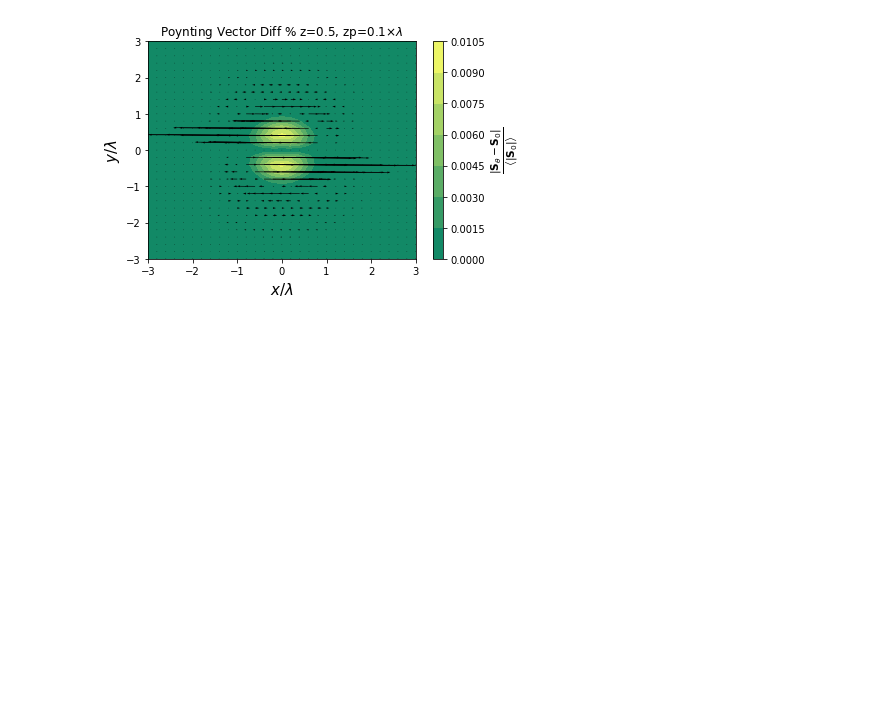
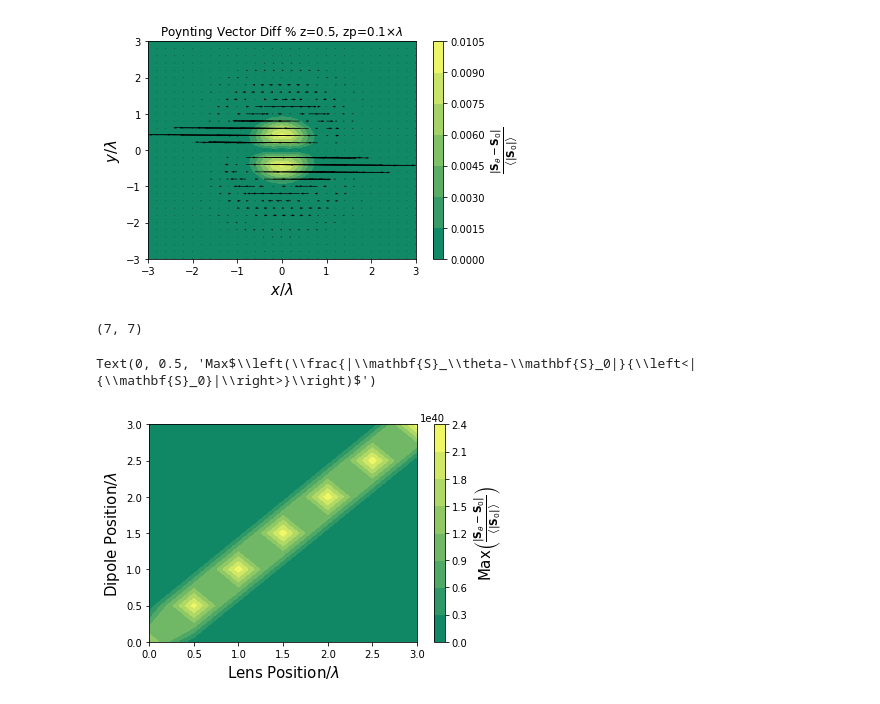
Before and after one commit to eitandv/Public_Maze, a Jupyter notebook: Good Coding/pruebas.ipynb, the cells around one changed output. Drawn from its saved outputs; the diff is of its cells as text; code cells hidden in the pictures; blank space fills up the shorter version.

```diff
--- a/Good Coding/pruebas.ipynb
+++ b/Good Coding/pruebas.ipynb
@@ -63,3 +63,30 @@ cb.ax.set_ylabel(r'$\frac{|\mathbf{S}_\theta-\mathbf{S}_0|}{\left<|{\mathbf{S}_0
 fig.savefig('Plots Scan/Poynt_diff_%_z={},zp={}.png'.format(zc/(600*10**(-9)), zp/(600*10**(-9))), bbox_inches='tight')
 # %% [output]
 [figure]
+# %%
+zcs = np.arange(0, 3.5, 0.5)*(600*10**(-9))
+zps = np.arange(0, 3.5, 0.5)*(600*10**(-9))
+zc,zp = np.meshgrid(zcs,zps)
+
+with open('test2.npy', 'rb') as f:
+    a = np.load(f, allow_pickle=True)
+    b = np.load(f, allow_pickle=True)
+
+print(a.shape)
+# %% [output]
+(7, 7)
+# %%
+X,Y = zcs/(600*10**(-9)),zps/(600*10**(-9))
+new_norms = (a)
+mask = new_norms>10**(70)
+masked_new_norms = np.ma.array(new_norms, mask=mask)
+
+fig, ax = plt.subplots()
+ax2 = ax.contourf(X,Y, masked_new_norms, cmap='summer')
+cb = fig.colorbar(ax2)
+ax.set_xlabel(r'Lens Position$/\lambda$', size=15)
+ax.set_ylabel(r'Dipole Position$/\lambda$', size=15)
+cb.ax.set_ylabel(r'Max$\left(\frac{|\mathbf{S}_\theta-\mathbf{S}_0|}{\left<|{\mathbf{S}_0}|\right>}\right)$', size=15)
+# %% [output]
+Text(0, 0.5, 'Max$\\left(\\frac{|\\mathbf{S}_\\theta-\\mathbf{S}_0|}{\\left<|{\\mathbf{S}_0}|\\right>}\\right)$')
+[figure, added]
```
Also changed, not shown: parts of 1 cell of this notebook, 5 other files.
